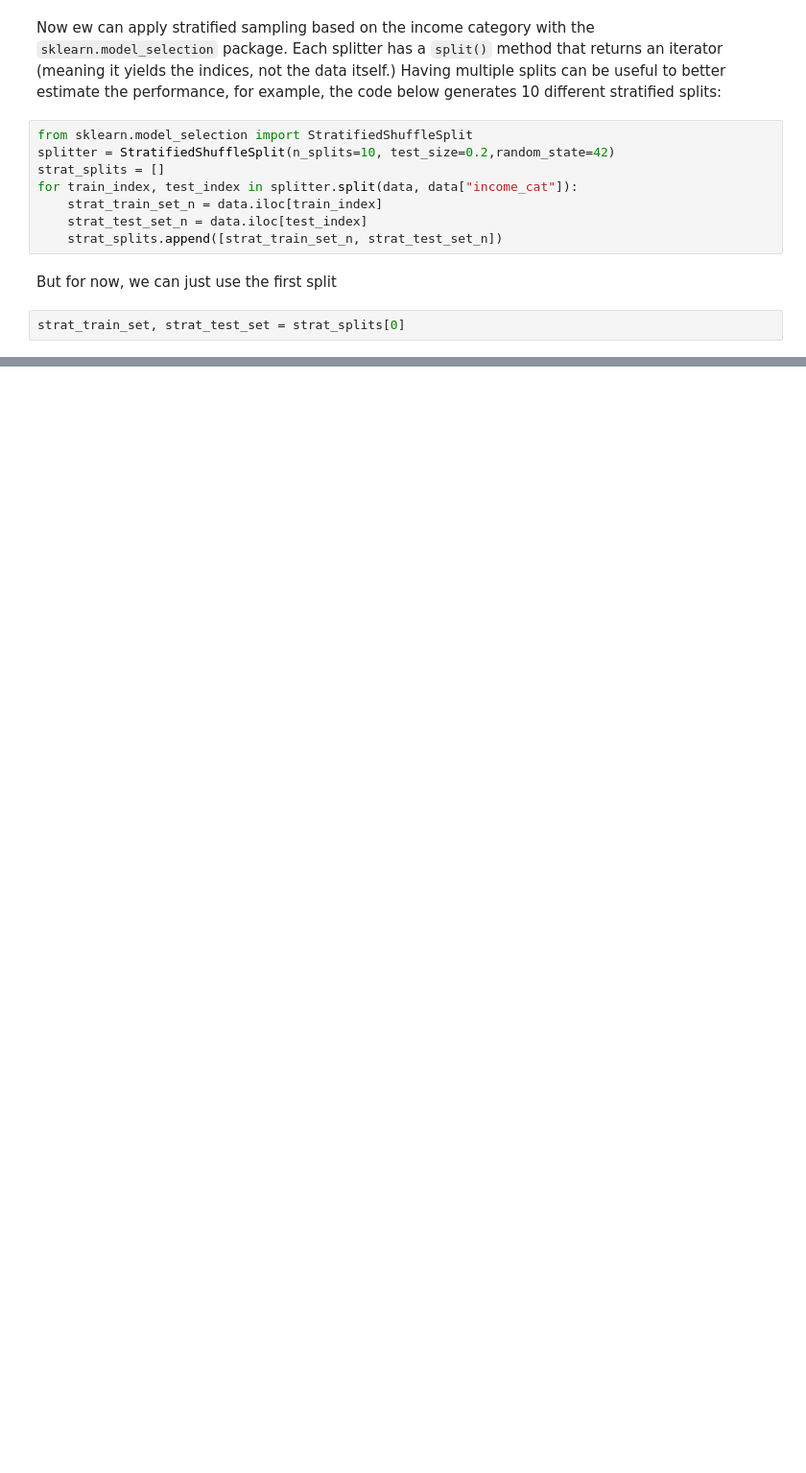
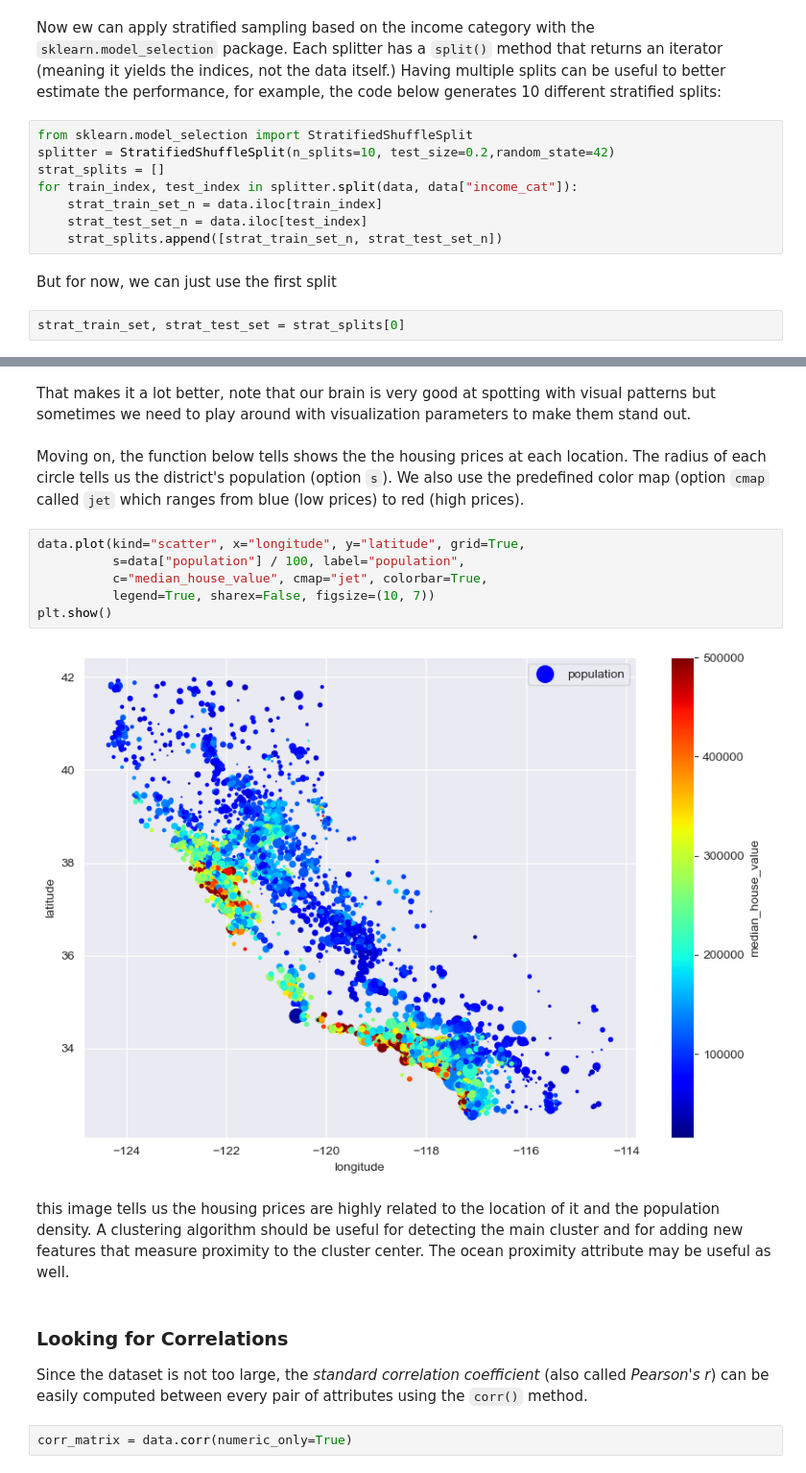
Before and after one commit to MartinOsmani/California-Housing-Dataset, a Jupyter notebook: Notebooks/main.ipynb, the cells around one changed output, grey strips where cells are left out. Shown at 96% size. Cells and saved outputs as stored; diff of their text form; blank space fills up the shorter version.

```diff
--- a/Notebooks/main.ipynb
+++ b/Notebooks/main.ipynb
@@ -173,0 +224,19 @@ strat_train_set, strat_test_set = strat_splits[0]
+# %% [markdown]
+That makes it a lot better, note that our brain is very good at spotting with visual patterns but sometimes we need to play around with visualization parameters to make them stand out.
+# %% [markdown]
+Moving on, the function below tells shows the the housing prices at each location. The radius of each circle tells us the district's population (option <code>s</code>). We also use the predefined color map (option <code>cmap</code> called <code>jet</code> which ranges from blue (low prices) to red (high prices).
+# %%
+data.plot(kind="scatter", x="longitude", y="latitude", grid=True,
+          s=data["population"] / 100, label="population",
+          c="median_house_value", cmap="jet", colorbar=True,
+          legend=True, sharex=False, figsize=(10, 7))
+plt.show()
+# %% [output]
+[figure, added]
+# %% [markdown]
+this image tells us the housing prices are highly related to the location of it and the population density. A clustering algorithm should be useful for detecting the main cluster and for adding new features that measure proximity to the cluster center. The ocean proximity attribute may be useful as well.
+# %% [markdown]
+### Looking for Correlations
+Since the dataset is not too large, the <i>standard correlation coefficient</i> (also called <i>Pearson's r</i>) can be easily computed between every pair of attributes using the <code>corr()</code> method.
+# %%
+corr_matrix = data.corr(numeric_only=True)
```
Also changed, not shown: parts of 14 cells of this notebook.
